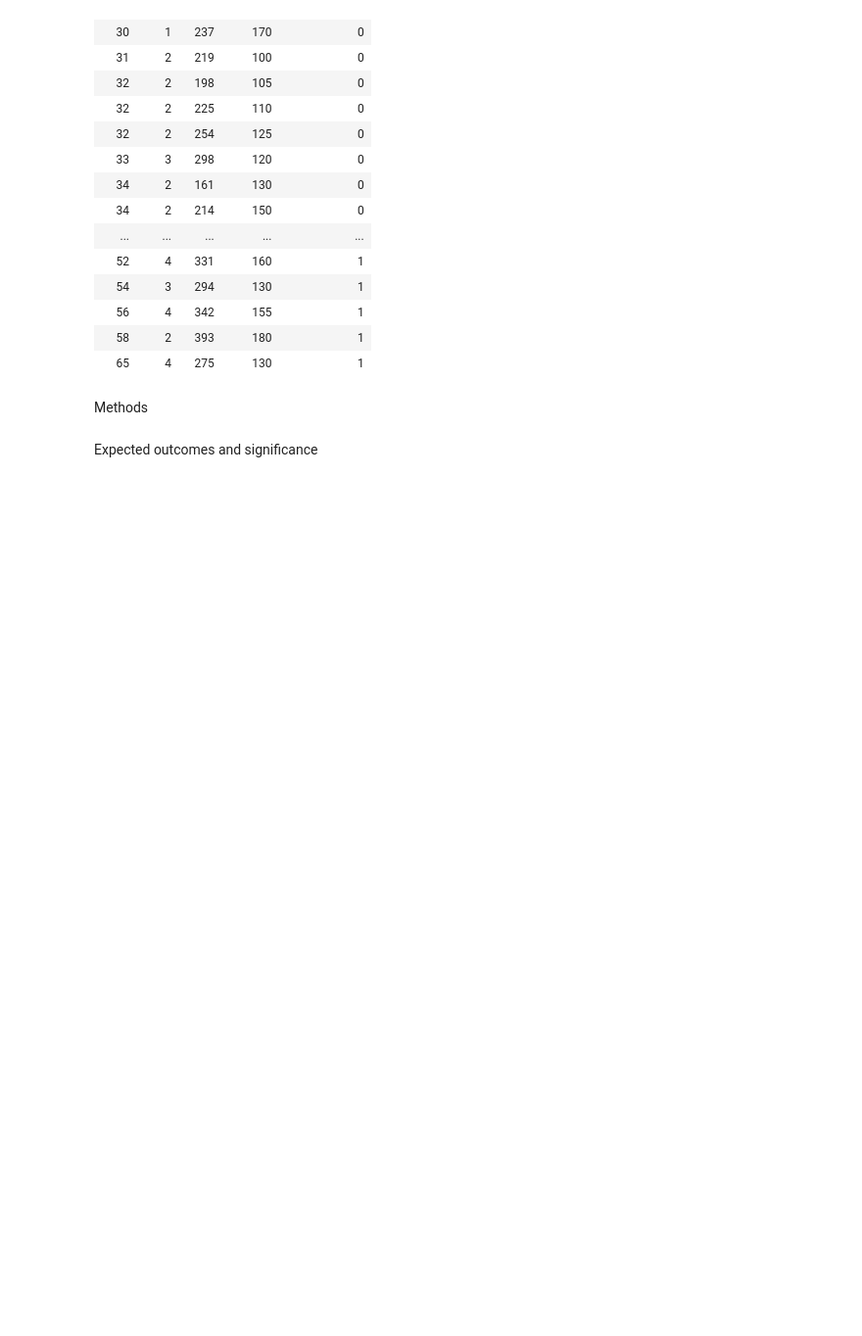
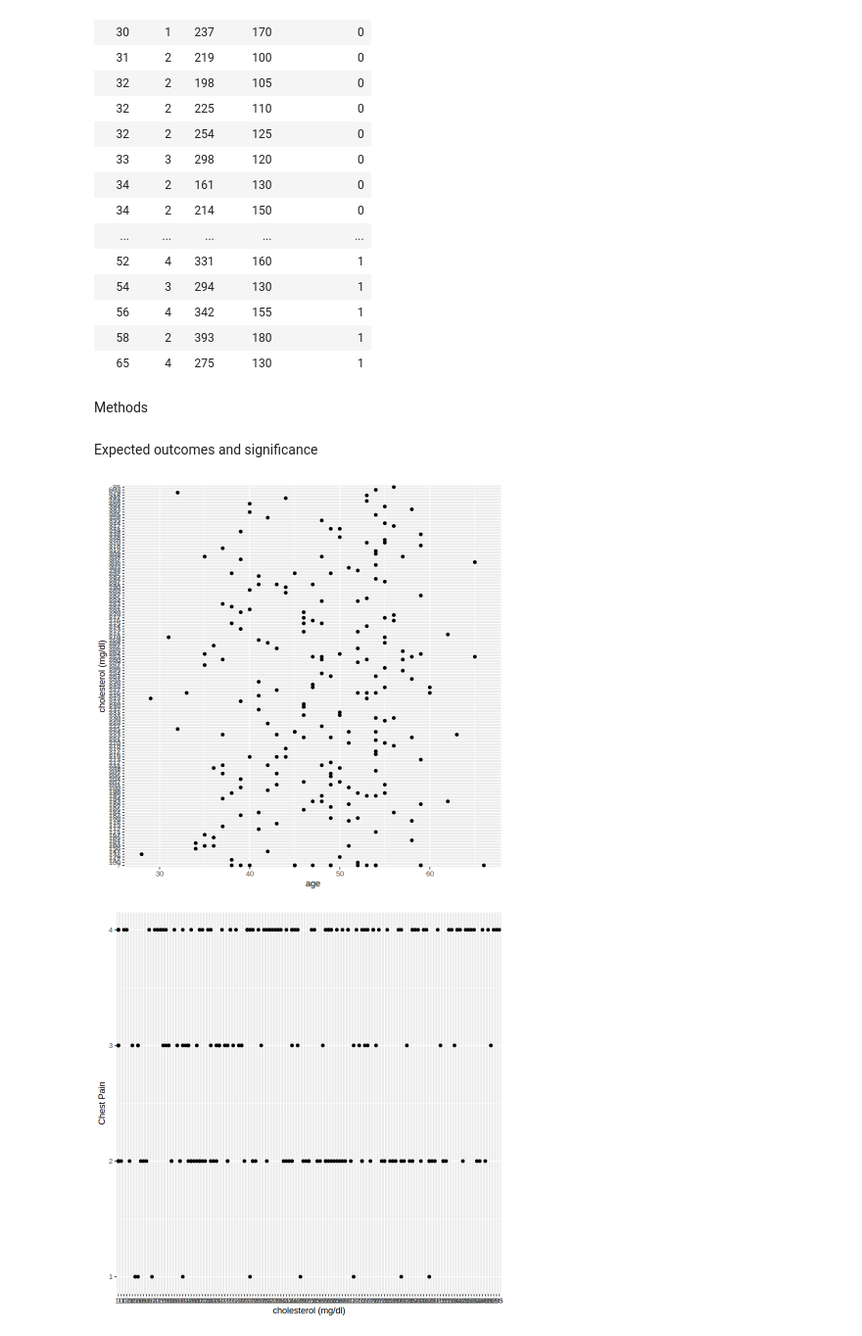
Before and after one commit to mairinleitch/dsci100_project-008-39, a Jupyter notebook: Heart_disease.ipynb, the cells around one changed output. Shown at 98% size. Cells and saved outputs as stored; diff of their text form; code cells hidden in the pictures; blank space fills up the shorter version.

Commit message:
plotting

```diff
--- a/Heart_disease.ipynb
+++ b/Heart_disease.ipynb
@@ -76,3 +76,28 @@ A tibble: 270 × 5
 Methods
 # %% [markdown]
 Expected outcomes and significance
+# %%
+#visualising trainin data
+plot_1 <- ggplot(heart_train,aes(x = age, y = chol)) +
+                 geom_point() +
+                 labs(x = " age ", y = "cholesterol (mg/dl)") +
+                 scale_color_brewer(palette = "Set2")
+
+plot_1
+
+plot_2 <- ggplot(heart_train,aes(x = chol, y = cp)) +
+                 geom_point() +
+                 labs(x = " cholesterol (mg/dl) ", y = "Chest Pain") +
+                 scale_color_brewer(palette = "Set2")
+
+plot_2
+
+plot_3 <- ggplot(heart_train,aes(x = cp, y = trestbps)) +
+                 geom_point() +
+                 labs(x = " Chest pain ", y = "resting heart rate") +
+                 scale_color_brewer(palette = "Set2")
+
+plot_3
+# %% [output]
+[figure, added]
+[figure, added]
```
Also changed, not shown: parts of 1 cell of this notebook.
